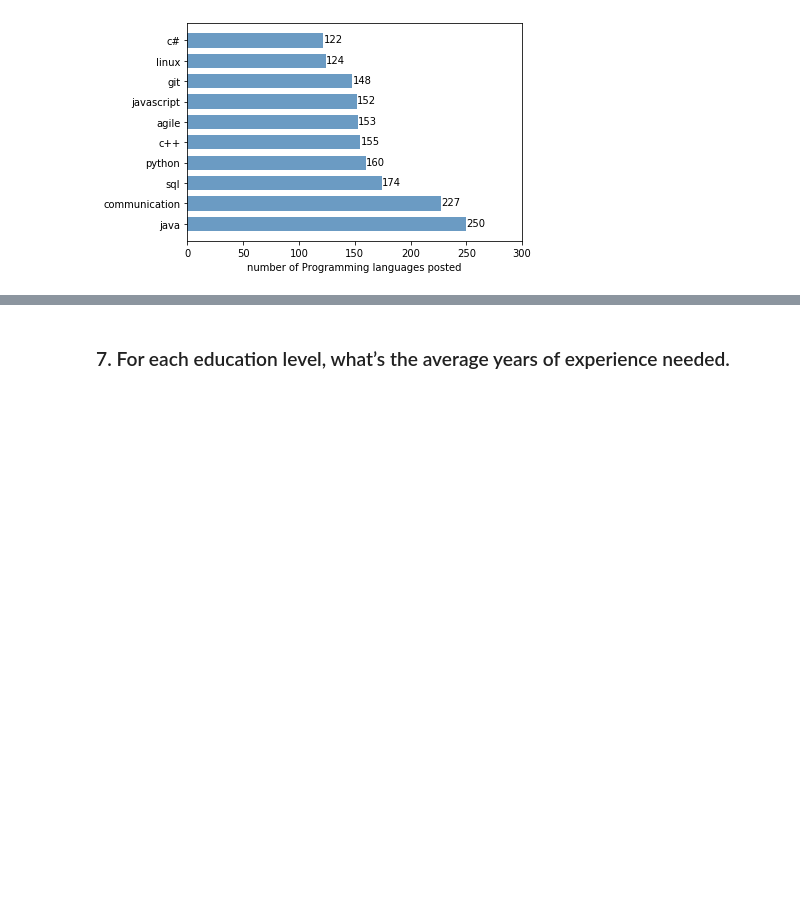
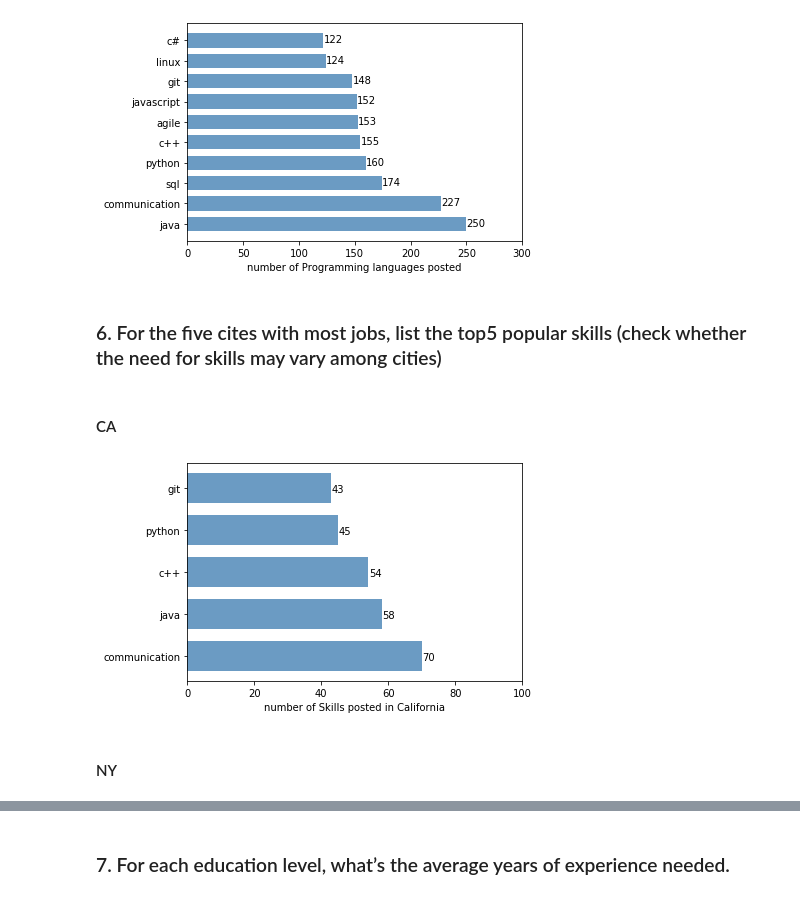
Before and after one commit to Leona-Hu/Skill-Finder, a Jupyter notebook: Skill_Finder_Analysis.ipynb, the cells around one changed output, grey strips where cells are left out. Drawn from its saved outputs; the diff is of its cells as text; code cells hidden in the pictures; blank space fills up the shorter version.

```diff
--- a/Skill_Finder_Analysis.ipynb
+++ b/Skill_Finder_Analysis.ipynb
@@ -397,3 +397,36 @@ for x, y in enumerate(selects_job_num):
 plt.show()
 # %% [output]
 [figure]
+# %% [markdown]
+### 6. For the five cites with most jobs, list the top5 popular skills (check whether the need for skills may vary among cities)
+# %% [markdown]
+#### CA
+# %%
+ca_data = sde_data[sde_data['state'] == 'ca']
+dic = {}
+for col in ca_data.columns:
+    temp = ca_data[col].value_counts().get(1)
+    if temp is not None:
+        dic[col] = temp
+dic = sorted(dic.items(), key=lambda item: item[1], reverse=True)
+jobs = []
+job_number = []
+for each in dic:
+    jobs.append(each[0]);
+    job_number.append(each[1])
+select_jobs = jobs[0:5]
+selects_job_num = job_number[0:5]
+# %%
+plt.figure()
+plt.barh(range(5), selects_job_num, height=0.7, color='steelblue', alpha=0.8)
+plt.yticks(range(5), select_jobs)
+plt.xlim(0,100)
+plt.xlabel("number of Skills posted in California")
+plt.title("")
+for x, y in enumerate(selects_job_num):
+    plt.text(y + 0.2, x - 0.1, '%s' % y)
+plt.show()
+# %% [output]
+[figure, added]
+# %% [markdown]
+#### NY
```
Also changed, not shown: parts of 13 cells of this notebook.
